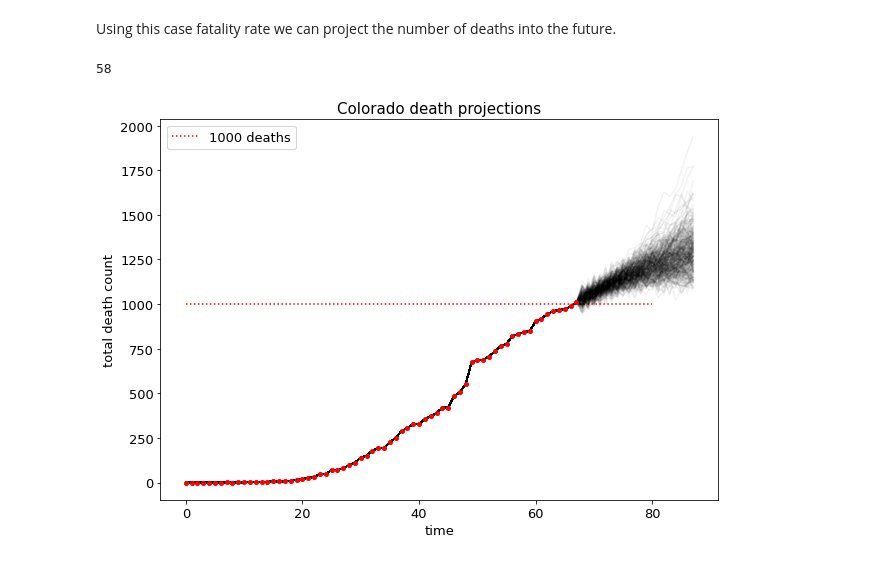
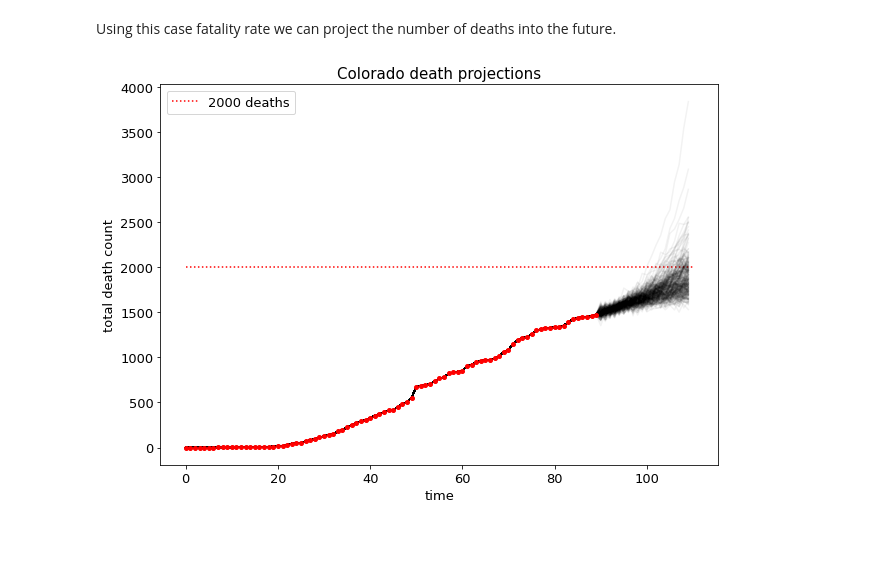
Before and after one commit to neerajkulk/corona, a Jupyter notebook: realtime_r0.ipynb, the cells around one changed output. Drawn from its saved outputs; the diff is of its cells as text; code cells hidden in the pictures.

Commit message:
pull new data and plots

```diff
--- a/realtime_r0.ipynb
+++ b/realtime_r0.ipynb
@@ -485,26 +489,24 @@ def death_project(r,g,days = 20):
     return deaths
 # %% [markdown]
 Using this case fatality rate we can project the number of deaths into the future.
-# %%
-len(colorado)
-# %% [output]
-58
 # %%
+hline = 2000
+
 plt.figure(figsize=(10,7))
 for i in range(300):
     r = draw_r0(posteriors[-1])
     g = draw_gamma()
     plt.plot(death_project(r,g),alpha = 0.05,color = 'black')
 plt.plot(raw.deaths.values,'ro',markersize = 4)
 plt.xlabel('time',fontsize = 13)
 plt.ylabel('total death count',fontsize = 13)
 plt.title('Colorado death projections',fontsize = 15)
-plt.hlines(1000,0,80,linestyle=':',color = 'red' , label = '1000 deaths')
+plt.hlines(hline,0,len(raw)+20,linestyle=':',color = 'red' , label = str(hline)+' deaths')
 plt.legend(fontsize = 13)
 plt.savefig('images/predict_deaths.pdf')
 plt.show()
 # %% [output]
-[figure, old version]
+[figure, new version]
 # %%
 ## TODO:
 
```
Also changed, not shown: parts of 13 cells of this notebook.
